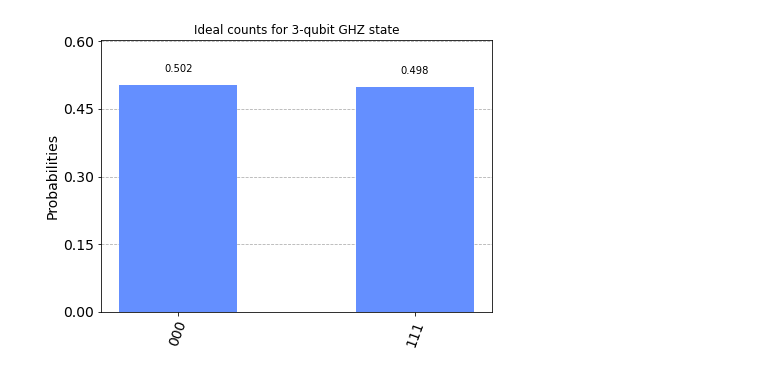
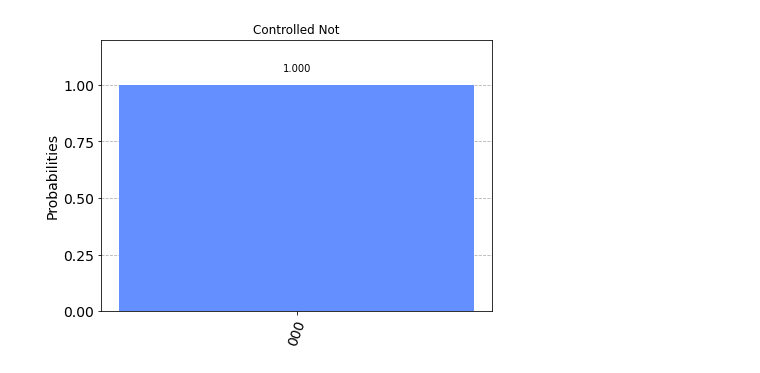
Before and after one commit to maggie-bao202/Quantum-Decoherence, a Jupyter notebook: main.ipynb, the cells around one changed output. Drawn from its saved outputs; the diff is of its cells as text; code cells hidden in the pictures.

Commit message:
hadamard and cnot
check measurement

```diff
--- a/main.ipynb
+++ b/main.ipynb
@@ -13,6 +57,5 @@ coupling_map = device_backend.configuration().coupling_map
 # %%
 circ = QuantumCircuit(3, 3)
-circ.h(0)
 circ.cx(0, 1)
-circ.cx(1, 2)
+circ.draw(output='mpl') #draw circuit
 # %% [output]
@@ -20,12 +63,12 @@ circ.cx(1, 2)
 # %%
-circ.measure([0, 1, 2], [0, 1, 2])
+circ.measure([0,1,2], [0,1,2])
 
 # Select the QasmSimulator from the Aer provider
 simulator = Aer.get_backend('qasm_simulator')
 
 # Execute and get counts
 result = execute(circ, simulator).result()
 counts = result.get_counts(circ)
-plot_histogram(counts, title='Ideal counts for 3-qubit GHZ state')
+plot_histogram(counts, title='Controlled Not')
 # %% [output]
-[figure, old version]
+[figure, new version]
```
Also changed, not shown: parts of 7 cells of this notebook.
